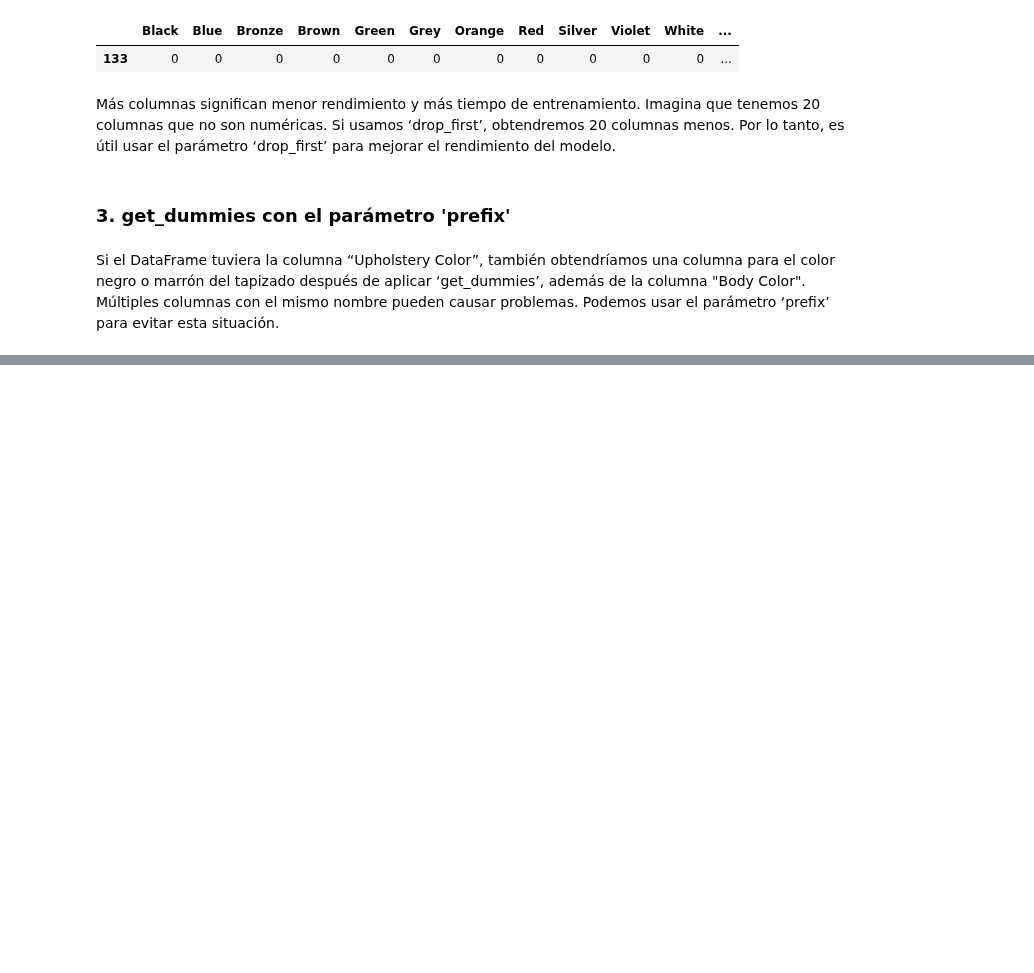
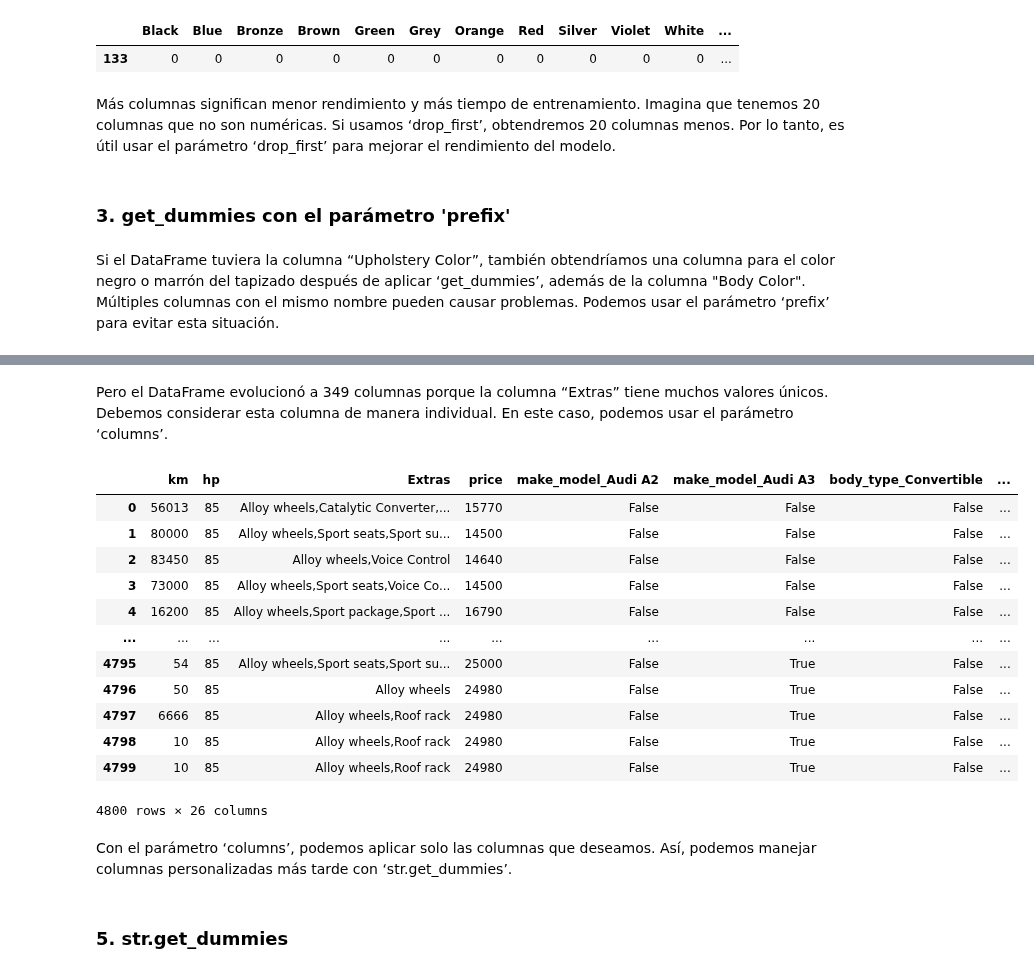
Before and after one commit to mizos0512/RPython, a Jupyter notebook: Notebooks/Clases/get_dummies_with_pandas.ipynb, the cells around one changed output, grey strips where cells are left out. Cells and saved outputs as stored; diff of their text form; code cells hidden in the pictures; blank space fills up the shorter version.

```diff
--- a/Notebooks/Clases/get_dummies_with_pandas.ipynb
+++ b/Notebooks/Clases/get_dummies_with_pandas.ipynb
@@ -174,0 +213,22 @@ Si el DataFrame tuviera la columna “Upholstery Color”, también obtendríamo
+# %% [markdown]
+Pero el DataFrame evolucionó a 349 columnas porque la columna “Extras” tiene muchos valores únicos. Debemos considerar esta columna de manera individual. En este caso, podemos usar el parámetro ‘columns’.
+# %%
+pd.get_dummies(df, columns=['make_model','body_type','Body Color','Gearing Type'], drop_first=True)
+# %% [output]
+|  | km | hp | Extras | price | make_model_Audi A2 | make_model_Audi A3 | body_type_Convertible | ... |
+| 0 | 56013 | 85 | Alloy wheels,Catalytic Converter,... | 15770 | False | False | False | ... |
+| 1 | 80000 | 85 | Alloy wheels,Sport seats,Sport su... | 14500 | False | False | False | ... |
+| 2 | 83450 | 85 | Alloy wheels,Voice Control | 14640 | False | False | False | ... |
+| 3 | 73000 | 85 | Alloy wheels,Sport seats,Voice Co... | 14500 | False | False | False | ... |
+| 4 | 16200 | 85 | Alloy wheels,Sport package,Sport ... | 16790 | False | False | False | ... |
+| ... | ... | ... | ... | ... | ... | ... | ... | ... |
+| 4795 | 54 | 85 | Alloy wheels,Sport seats,Sport su... | 25000 | False | True | False | ... |
+| 4796 | 50 | 85 | Alloy wheels | 24980 | False | True | False | ... |
+| 4797 | 6666 | 85 | Alloy wheels,Roof rack | 24980 | False | True | False | ... |
+| 4798 | 10 | 85 | Alloy wheels,Roof rack | 24980 | False | True | False | ... |
+| 4799 | 10 | 85 | Alloy wheels,Roof rack | 24980 | False | True | False | ... |
+4800 rows × 26 columns
+# %% [markdown]
+Con el parámetro ‘columns’, podemos aplicar solo las columnas que deseamos. Así, podemos manejar columnas personalizadas más tarde con ‘str.get_dummies’.
+# %% [markdown]
+### 5. str.get_dummies
```
Also changed, not shown: parts of 19 cells of this notebook.
